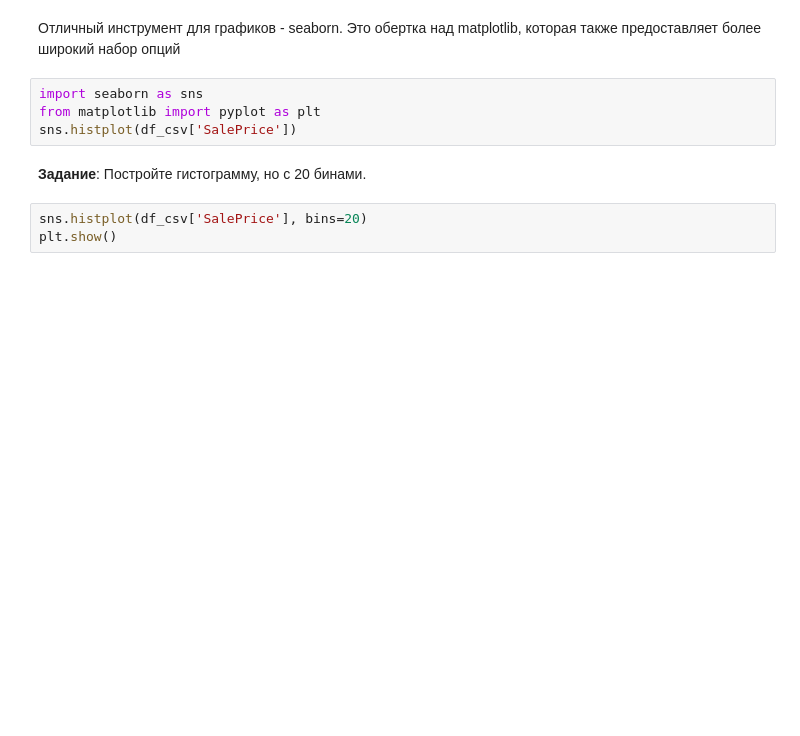
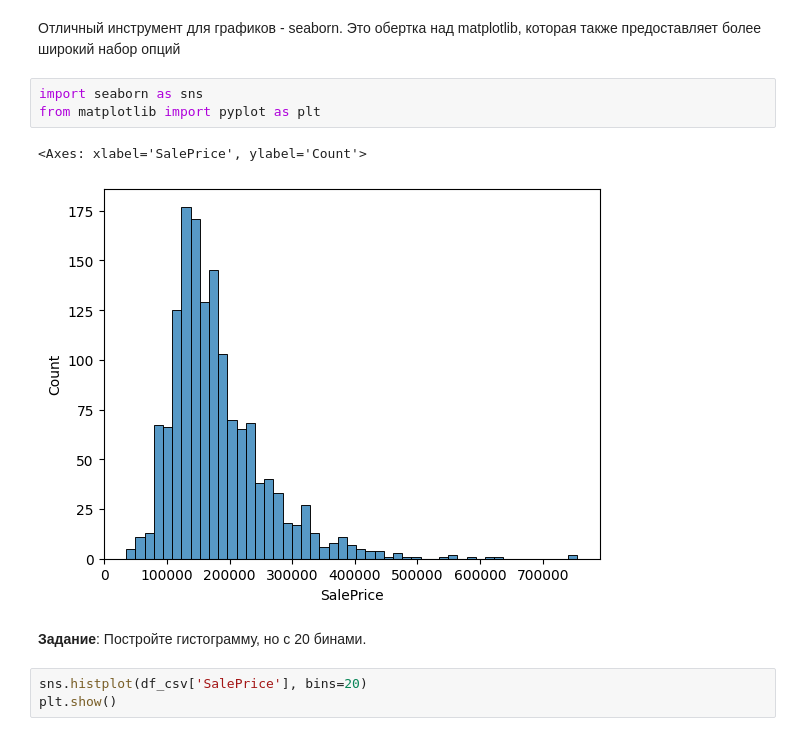
Before and after one commit to rogozinlive/MLpractice, a Jupyter notebook: practicum_1/practicum_1.ipynb, the cells around one changed output. Drawn from its saved outputs; the diff is of its cells as text; blank space fills up the shorter version.

```diff
--- a/practicum_1/practicum_1.ipynb
+++ b/practicum_1/practicum_1.ipynb
@@ -720,7 +337,9 @@ plt.show()
 # %%
 import seaborn as sns
 from matplotlib import pyplot as plt
-sns.histplot(df_csv['SalePrice'])
+# %% [output]
+<Axes: xlabel='SalePrice', ylabel='Count'>
+[figure, added]
 # %% [markdown]
 **Задание**: Постройте гистограмму, но с 20 бинами.
 # %%
```
Also changed, not shown: parts of 157 cells of this notebook, 1 other file.
